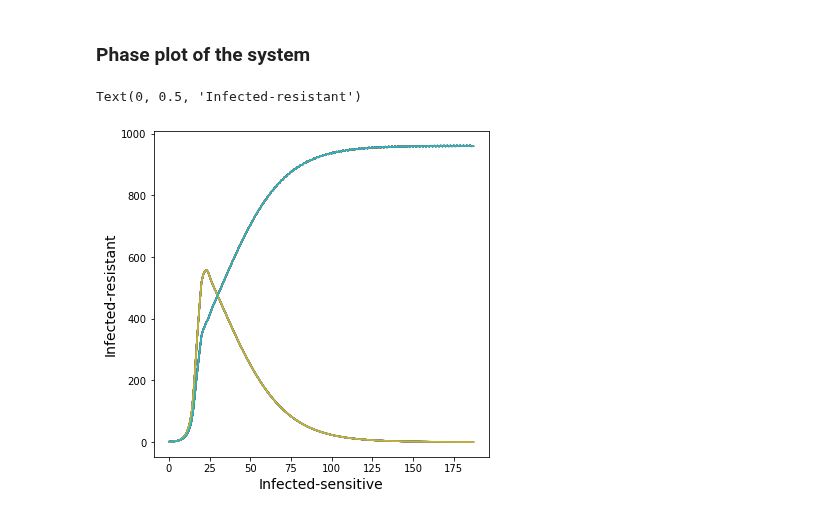
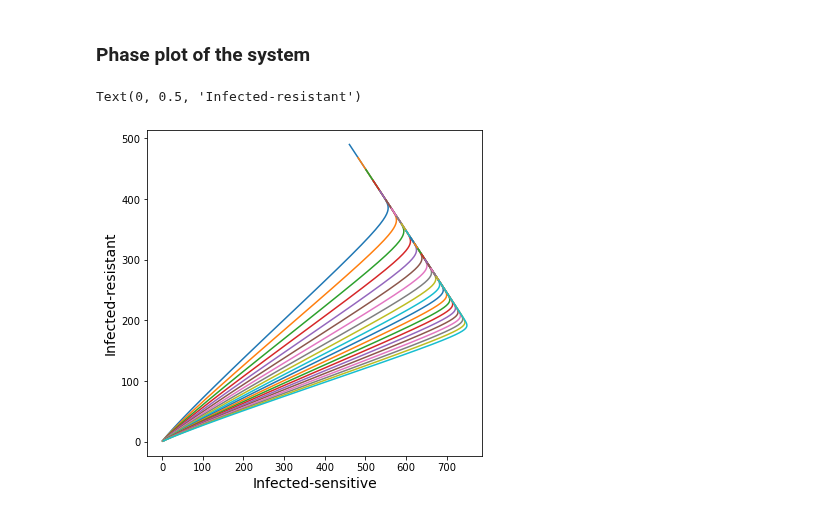
Before and after one commit to mjemons/IDD_TB, a Jupyter notebook: scripts/simulation.ipynb, the cells around one changed output. Cells and saved outputs as stored; diff of their text form; code cells hidden in the pictures.

```diff
--- a/scripts/simulation.ipynb
+++ b/scripts/simulation.ipynb
@@ -283,16 +283,6 @@ def SIS (t, y, N, beta, gamma, cg, cb, tau):
     dIrdt = beta / cb * S * Ir - cg * gamma * Ir
 
     return dSdt, dIsdt, dIrdt
-# %%
-#PRE: all variables are positive integers
-#POST: The simplified SIS model on antibiotic resistance
-
-def SISsimplified (t,y,N,beta,gamma,cg,cb,tau):
-    Is, Ir = y
-    dIsdt = beta * (N-Is-Ir) * Is - (gamma + tau) * Is
-    dIrdt = beta / cb * (N-Is-Ir) * Ir - cg * gamma * Ir
-
-    return dIsdt, dIrdt
 # %% [markdown]
 ### Solving the ODE system
 # %%
@@ -347,21 +337,34 @@ interactive(children=(FloatSlider(value=0.001, description='beta', max=0.004, mi
 <function __main__.interactive_plot(y0, t, N, beta, gamma, cg, cb, tau)>
 # %% [markdown]
 ### Phase plot of the system
+# %%
+#PRE: all variables are positive integers
+#POST: The simplified SIS model on antibiotic resistance
+
+def SISsimplified (y,t,N,beta,gamma,cg,cb,tau):
+    Is, Ir = y
+    dIsdt = beta * (N-Is-Ir) * Is - (gamma + tau) * Is
+    dIrdt = beta / cb * (N-Is-Ir) * Ir - cg * gamma * Ir
+
+    return dIsdt, dIrdt
 # %%
 y0 = Is0, Ir0
-sol2 = solve_ivp(SISsimplified, [0,t], y0, method = 'RK23', dense_output = True, args=(N, beta, gamma, cg, cb, tau))
+#sol2 = solve_ivp(SISsimplified, [0,t], y0, method = 'RK23', dense_output = True, args=(N, beta, gamma, cg, cb, tau))
 ts = np.linspace(0, 12, 100)
+
+#print(sol.y[1])
 
 fig = plt.figure()
 fig.set_size_inches(6,6)# Square plot, 1:1 aspect ratio
 ics = np.arange(1.0, 3.0, 0.1)# initial conditions
 for r in ics:
-    y0 = Is0, Ir0
-    sol2 = solve_ivp(SISsimplified, [0,t], y0, method = 'RK23', dense_output = True, args=(N, beta,     gamma, cg, cb, tau))
+    y0 = r, Ir0
+    #sol2 = solve_ivp(SISsimplified, [0,t], y0, method = 'RK23', dense_output = True, args=(N, beta,     gamma, cg, cb, tau))
+    sol2 = odeint (SISsimplified, y0, ts, args= (N, beta,  gamma, cg, cb, tau))
 
-    plt.plot(sol2.y.T, "-")
+    plt.plot(sol2[:,0],sol2[:,1], "-")
 plt.xlabel("Infected-sensitive", fontsize=14)
 plt.ylabel("Infected-resistant", fontsize=14)
 # %% [output]
 Text(0, 0.5, 'Infected-resistant')
-[figure, old version]
+[figure, new version]
```
